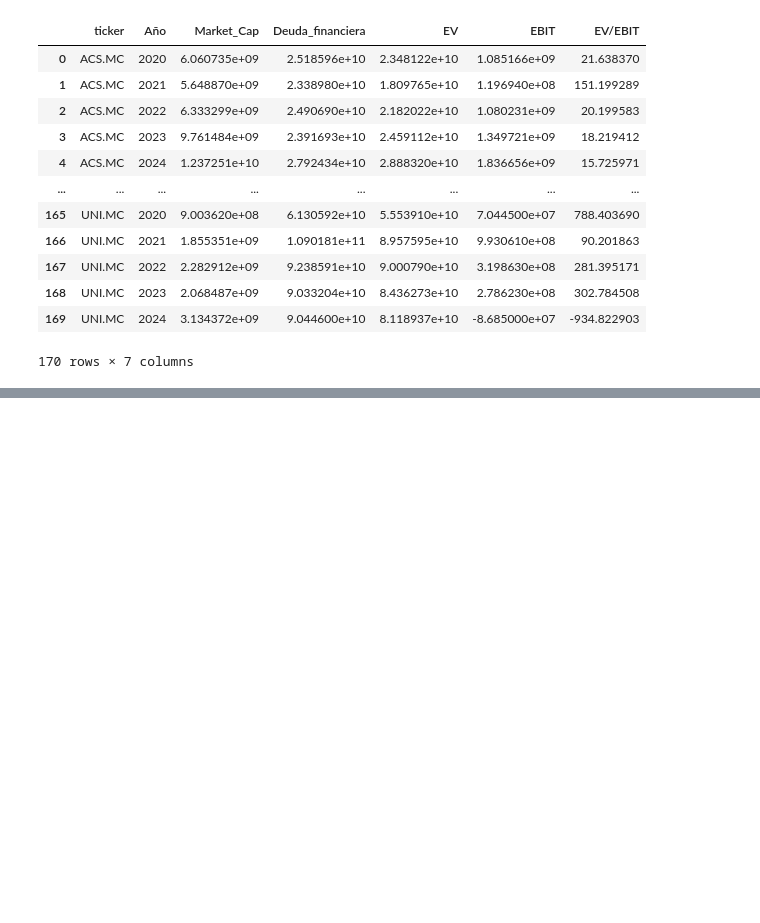
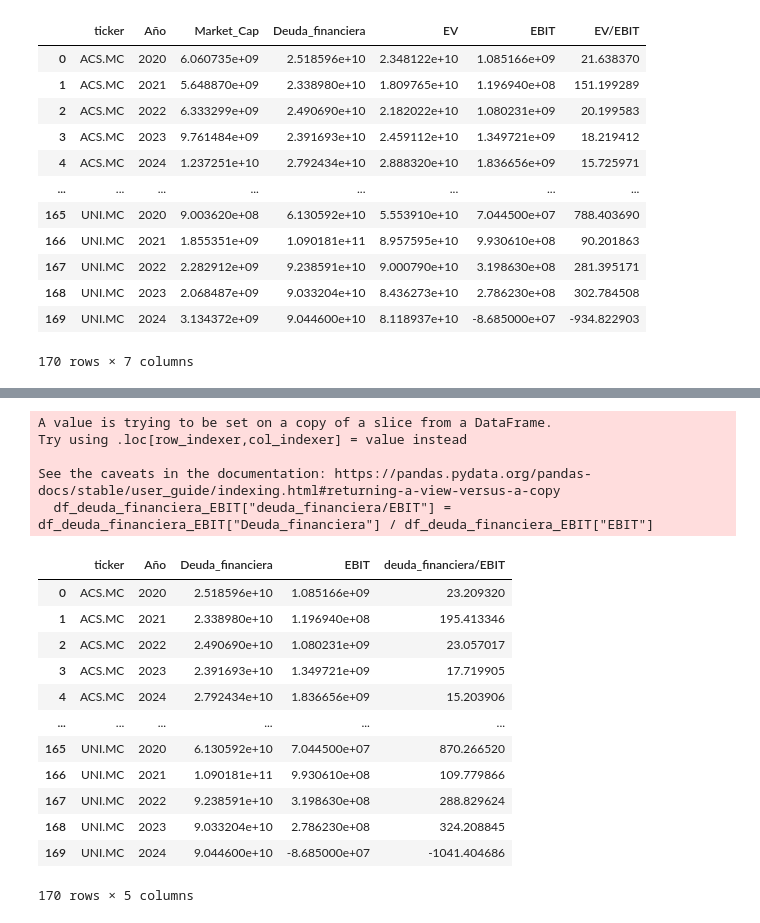
Before and after one commit to Aepo10/Proyecto-screener-IBEX-35, a Jupyter notebook: 02.Ratios financieros.ipynb, the cells around one changed output, grey strips where cells are left out. Drawn from its saved outputs; the diff is of its cells as text; code cells hidden in the pictures; blank space fills up the shorter version.

Commit message:
Subida de la extracción transsformación total de datos

```diff
--- a/02.Ratios financieros.ipynb
+++ b/02.Ratios financieros.ipynb
@@ -1095,0 +1217,39 @@ See the caveats in the documentation: https://pandas.pydata.org/pandas-docs/stab
+# %%
+#Creamos una función para calcular la deuda financiera/EBIT de cada acción, los datos que necesitamos ya los tenemos en el data frame de EV/EBIT
+def calculo_deuda_financiera_EBIT(dataframe_EV_EBIT=pd.read_csv('data_calculo_ratios/03.EV_EBIT_IBEX35.csv')):
+    """
+    Función que calcula la deuda financiera/EBIT de cada acción y lo añade a un dataframe nuevo donde guardaremos todos los ratios que calculemos.
+    """
+    #creamos un df vacío para almacenar los datos
+    df_deuda_financiera_EBIT = pd.DataFrame()
+    #añadimos los datos del dataframe de EV/EBIT al dataframe de deuda financiera/EBIT
+    df_deuda_financiera_EBIT = dataframe_EV_EBIT[["ticker","Año","Deuda_financiera","EBIT"]]
+    #calculamos la deuda financiera/EBIT y lo añadimos al dataframe
+    df_deuda_financiera_EBIT["deuda_financiera/EBIT"] = df_deuda_financiera_EBIT["Deuda_financiera"] / df_deuda_financiera_EBIT["EBIT"]
+
+#Guardamos el dataframe en un csv
+    return df_deuda_financiera_EBIT.to_csv('data_calculo_ratios/06.deuda_financiera_EBIT_IBEX35.csv',index=False)
+# %%
+calculo_deuda_financiera_EBIT()
+#abrimos el csv que hemos guardado para ver los datos
+df_deuda_fin = pd.read_csv('data_calculo_ratios/06.deuda_financiera_EBIT_IBEX35.csv')
+df_deuda_fin
+# %% [output]
+A value is trying to be set on a copy of a slice from a DataFrame.
+Try using .loc[row_indexer,col_indexer] = value instead
+
+See the caveats in the documentation: https://pandas.pydata.org/pandas-docs/stable/user_guide/indexing.html#returning-a-view-versus-a-copy
+  df_deuda_financiera_EBIT["deuda_financiera/EBIT"] = df_deuda_financiera_EBIT["Deuda_financiera"] / df_deuda_financiera_EBIT["EBIT"]
+|  | ticker | Año | Deuda_financiera | EBIT | deuda_financiera/EBIT |
+| 0 | ACS.MC | 2020 | 2.518596e+10 | 1.085166e+09 | 23.209320 |
+| 1 | ACS.MC | 2021 | 2.338980e+10 | 1.196940e+08 | 195.413346 |
+| 2 | ACS.MC | 2022 | 2.490690e+10 | 1.080231e+09 | 23.057017 |
+| 3 | ACS.MC | 2023 | 2.391693e+10 | 1.349721e+09 | 17.719905 |
+| 4 | ACS.MC | 2024 | 2.792434e+10 | 1.836656e+09 | 15.203906 |
+| ... | ... | ... | ... | ... | ... |
+| 165 | UNI.MC | 2020 | 6.130592e+10 | 7.044500e+07 | 870.266520 |
+| 166 | UNI.MC | 2021 | 1.090181e+11 | 9.930610e+08 | 109.779866 |
+| 167 | UNI.MC | 2022 | 9.238591e+10 | 3.198630e+08 | 288.829624 |
+| 168 | UNI.MC | 2023 | 9.033204e+10 | 2.786230e+08 | 324.208845 |
+| 169 | UNI.MC | 2024 | 9.044600e+10 | -8.685000e+07 | -1041.404686 |
+170 rows × 5 columns
```
Also changed, not shown: parts of 17 cells of this notebook, 7 other files.
